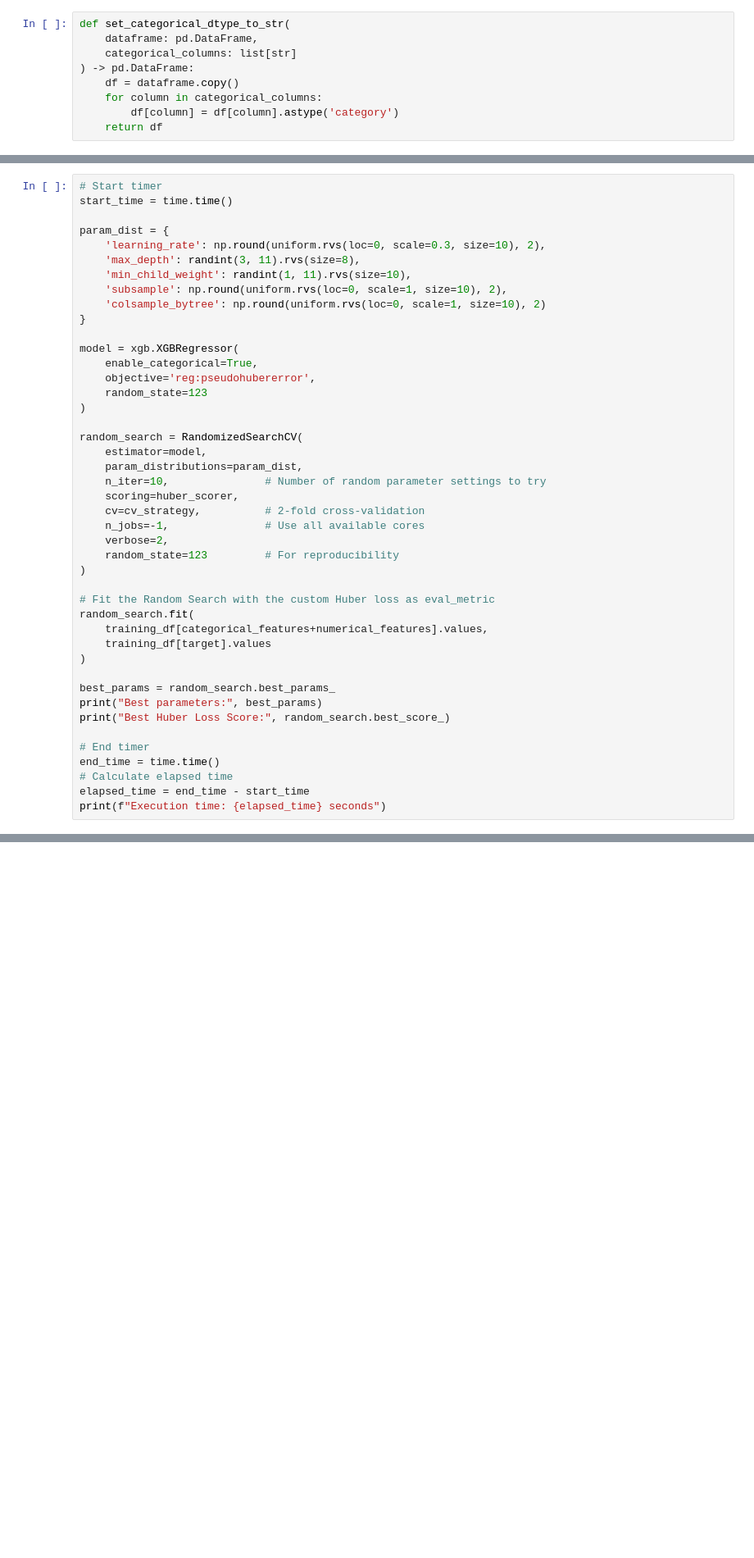
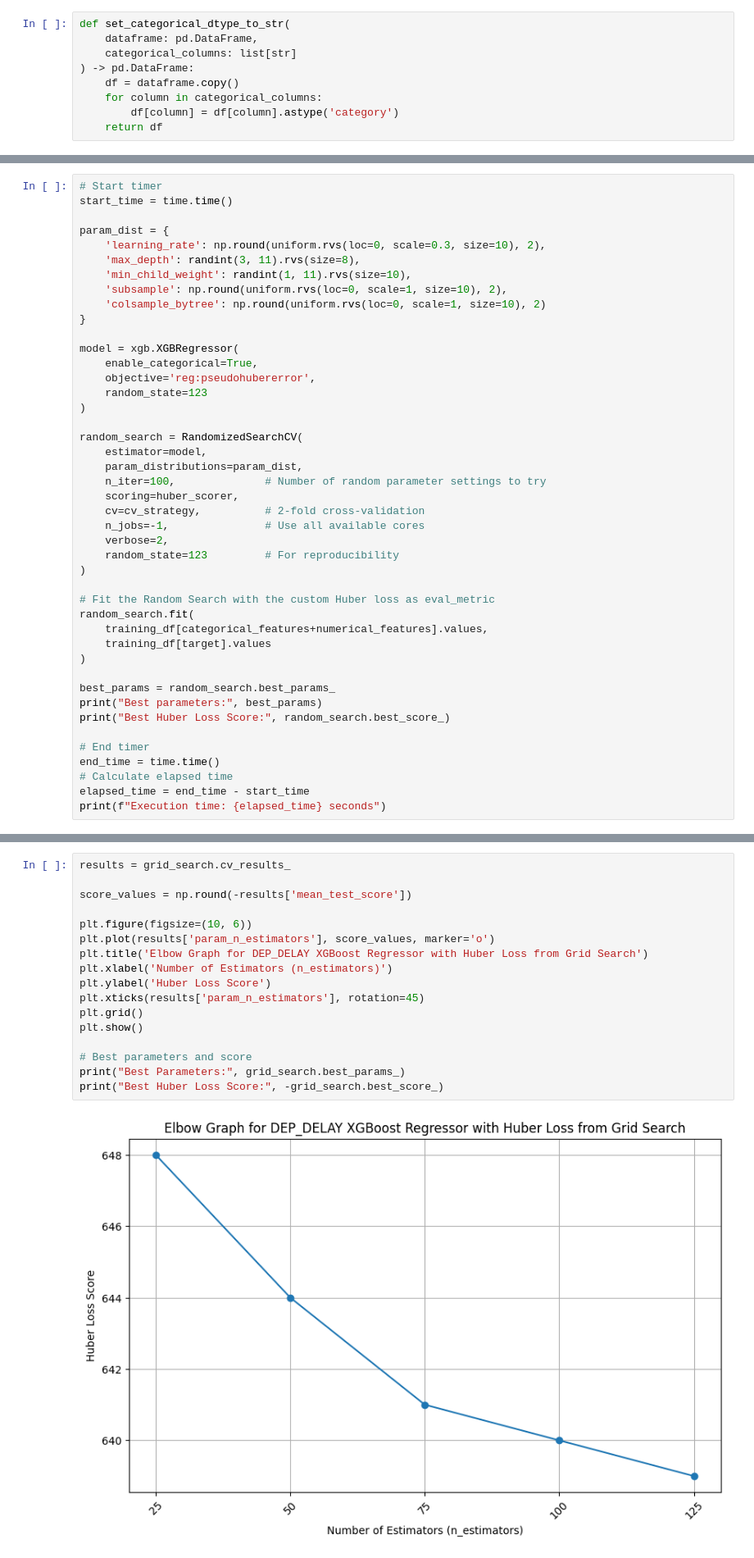
Before and after one commit to MohammedGuniem/Prediction-of-On-time-Flight-Performance, a Jupyter notebook: XGBoost Regressor/DEP_DELAY - XGBoost Parameter Tuning.ipynb, the cells around one changed output, grey strips where cells are left out. Shown at 82% size. Cells and saved outputs as stored; diff of their text form; blank space fills up the shorter version.

Commit message:
Scripts for tuning are tested on smaller scale and ready to run for 100 random iterations and range 100 to 3000 by 100 for n_estimators

```diff
--- a/XGBoost Regressor/DEP_DELAY - XGBoost Parameter Tuning.ipynb
+++ b/XGBoost Regressor/DEP_DELAY - XGBoost Parameter Tuning.ipynb
@@ -128,7 +128,7 @@ model = xgb.XGBRegressor(
 random_search = RandomizedSearchCV(
     estimator=model,
     param_distributions=param_dist,
-    n_iter=10,               # Number of random parameter settings to try
+    n_iter=100,              # Number of random parameter settings to try
     scoring=huber_scorer,
     cv=cv_strategy,          # 2-fold cross-validation
     n_jobs=-1,               # Use all available cores
@@ -155,0 +209,19 @@ Fitting 2 folds for each of 10 candidates, totalling 20 fits
+# %%
+results = grid_search.cv_results_
+
+score_values = np.round(-results['mean_test_score'])
+
+plt.figure(figsize=(10, 6))
+plt.plot(results['param_n_estimators'], score_values, marker='o')
+plt.title('Elbow Graph for DEP_DELAY XGBoost Regressor with Huber Loss from Grid Search')
+plt.xlabel('Number of Estimators (n_estimators)')
+plt.ylabel('Huber Loss Score')
+plt.xticks(results['param_n_estimators'], rotation=45)
+plt.grid()
+plt.show()
+
+# Best parameters and score
+print("Best Parameters:", grid_search.best_params_)
+print("Best Huber Loss Score:", -grid_search.best_score_)
+# %% [output]
+[figure, added]
```
Also changed, not shown: parts of 6 cells of this notebook, 1 other file.
